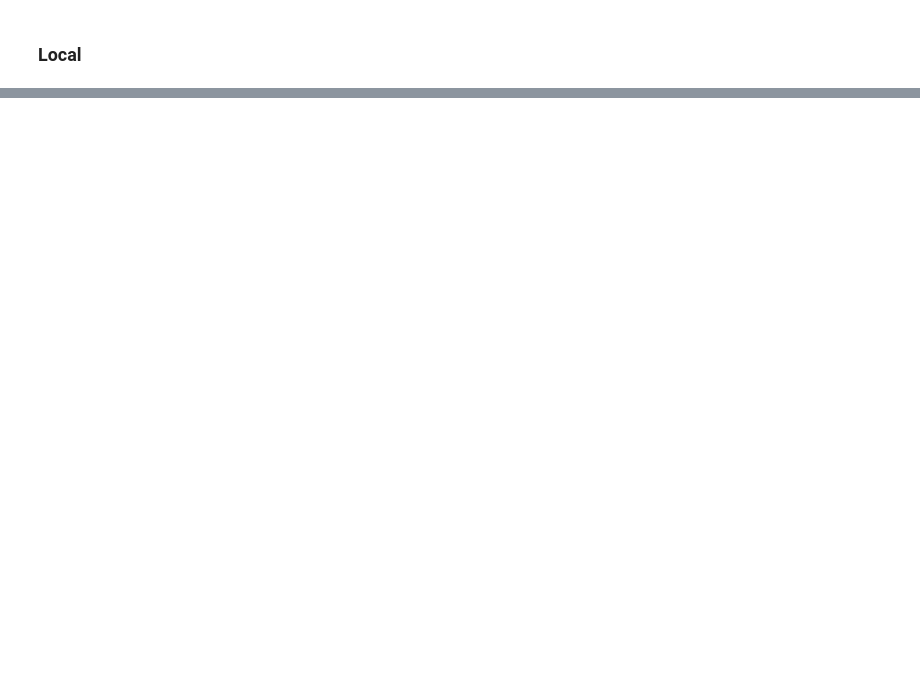
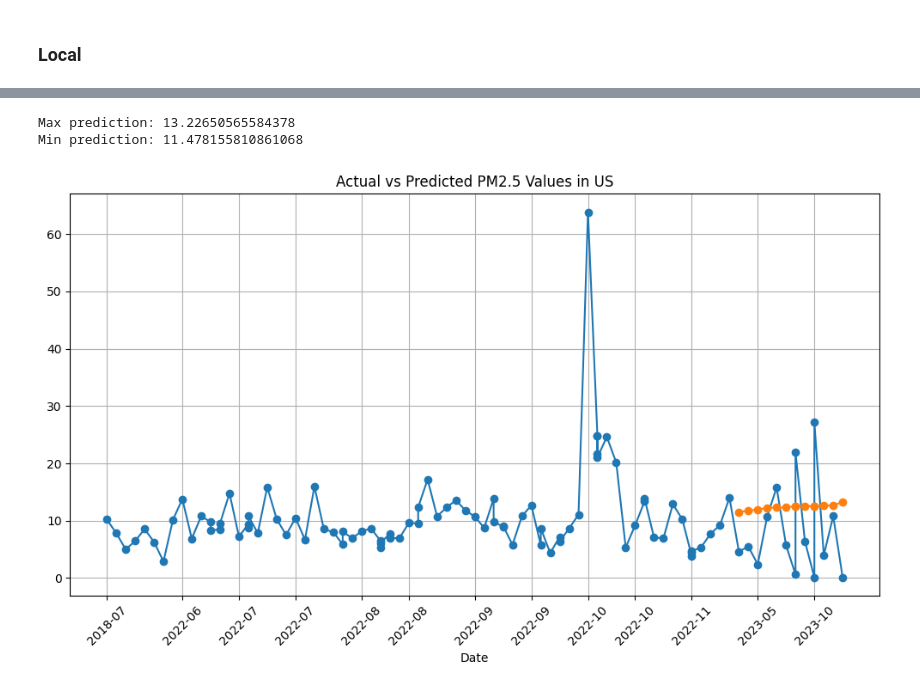
Before and after one commit to ameek12/232_Project, a Jupyter notebook: Ryan_playground.ipynb, the cells around one changed output, grey strips where cells are left out. Saved outputs shown, nothing was run; the diff lists cells and outputs as text; code cells hidden in the pictures; blank space fills up the shorter version.

```diff
--- a/Ryan_playground.ipynb
+++ b/Ryan_playground.ipynb
@@ -123,0 +351,6 @@ z
+# %%
+from pyspark.ml.feature import VectorAssembler
+from pyspark.ml.regression import LinearRegression
+from pyspark.ml.evaluation import RegressionEvaluator
+
+df_model = df
@@ -123,0 +387,3 @@ z
+# %%
+# converting date column to timestamp
+df_model = df_model.withColumn('timestamp', F.unix_timestamp(F.col('date'), 'yyyy-MM-dd'))
@@ -123,0 +411,11 @@ z
+# %%
+# predicting pm2.5 values based on linear regression model
+predictions = lr_model.transform(test_df)
+
+_predictions = predictions.select('date', 'pm25', 'prediction')
+_predictions.show()
+
+# # evaluating the model with root mean squared error
+evaluator = RegressionEvaluator(labelCol="pm25", predictionCol="prediction", metricName="rmse")
+rmse = evaluator.evaluate(predictions)
+print(f"Root Mean Squared Error (RMSE) on test data = {rmse}")
@@ -123,0 +443,41 @@ z
+# %%
+# get max and min from predictions_df
+max_prediction = predictions_df['prediction'].max()
+min_prediction = predictions_df['prediction'].min()
+
+print(f'Max prediction: {max_prediction}')
+print(f'Min prediction: {min_prediction}')
+# %% [output]
+Max prediction: 13.22650565584378
+Min prediction: 11.478155810861068
+# %%
+predictions_df = _predictions.toPandas()
+
+# sort by date
+predictions_df = predictions_df.sort_values('date').reset_index(drop=True)
+
+# plotting predicted vs actual pm2.5 values
+plt.figure(figsize=(10, 6))
+# plt.plot(predictions_df['date'], predictions_df['pm25'], marker='o', linestyle='-', label='Actual')
+plt.plot(pm25_df['date'], pm25_df['pm25'], marker='o', linestyle='-')
+plt.plot(predictions_df['date'], predictions_df['prediction'], marker='o', linestyle='-', label='Predicted')
+
+plt.title('Actual vs Predicted PM2.5 Values in US')
+plt.xlabel('Date')
+plt.grid(True)
+
+plt.xticks(rotation=45)
+
+x_tick_spacing = 8
+
+# reduce x labels
+plt.gca().set_xticks(pm25_df['date'][::x_tick_spacing])
+
+# Customize the tick labels to show only the year
+plt.gca().set_xticklabels([date[:7] for date in pm25_df['date'][::x_tick_spacing]])
+
+
+plt.tight_layout()
+plt.show()
+# %% [output]
+[figure, added]
```
Also changed, not shown: parts of 62 cells of this notebook.
